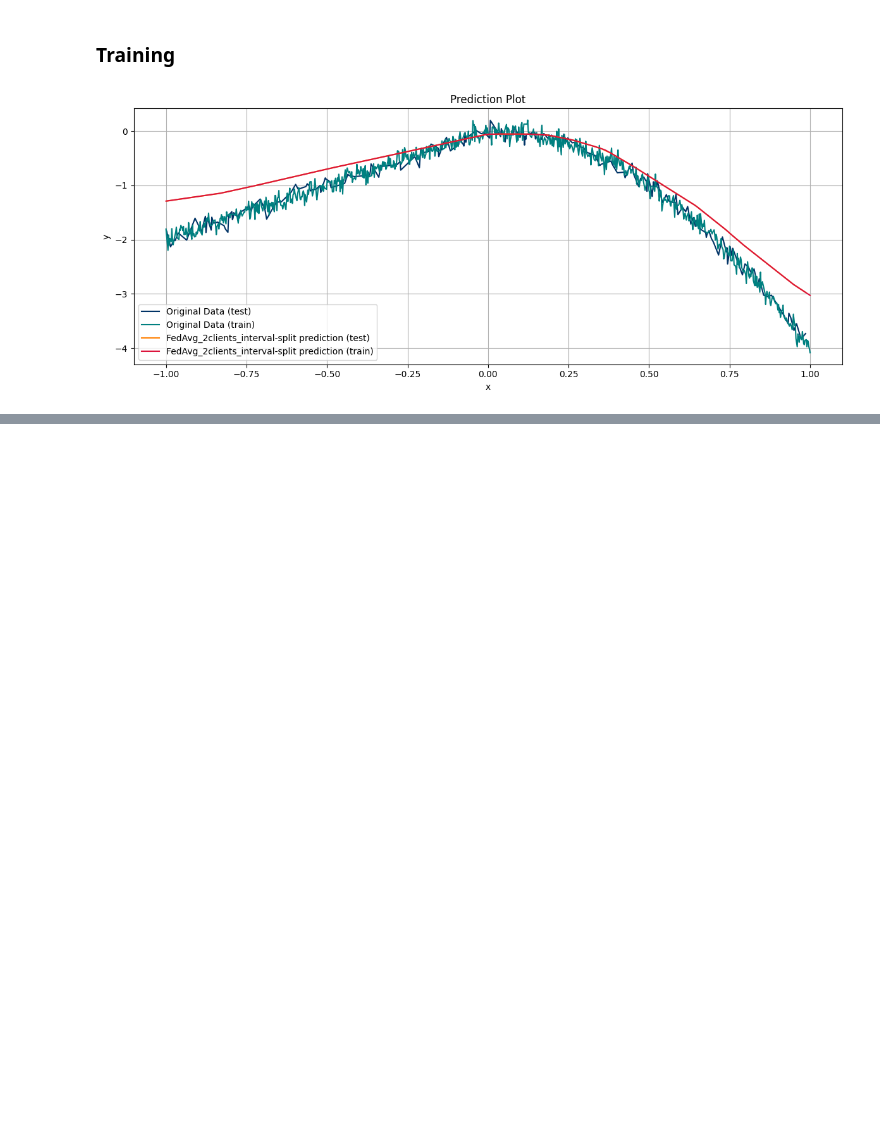
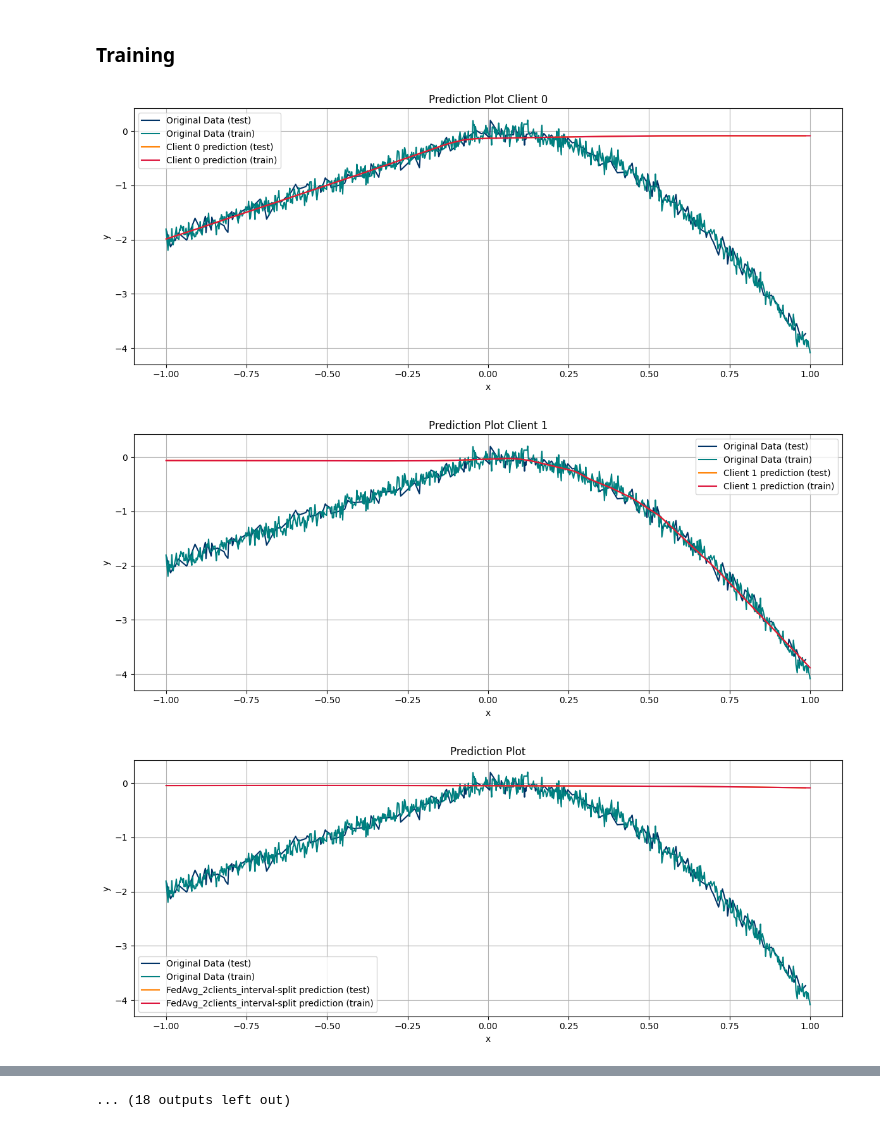
Before and after one commit to XfensorX/SmartAttentionBoosting, a Jupyter notebook: experiments/artificial_1D_linear/fed_avg.ipynb, the cells around one changed output, grey strips where cells are left out. Drawn from its saved outputs; the diff is of its cells as text; code cells hidden in the pictures; blank space fills up the shorter version.

```diff
--- a/experiments/artificial_1D_linear/fed_avg.ipynb
+++ b/experiments/artificial_1D_linear/fed_avg.ipynb
@@ -76,35 +78,38 @@ for cr in range(COMMUNICATION_ROUNDS):
                 losses.append(loss.item())
 
             writer.add_scalar(
                 f"loss/client{client_no}",
                 sum(losses) / len(losses),
                 cr * CLIENT_EPOCHS + ce,
             )
 
-    for client, client_no in zip(clients, CLIENT_IDs):
-        writer.add_scalar(f"test_loss/client{client_no}", evaluate(client), cr)
+    register_client_test_losses(
+        clients=clients, client_ids=CLIENT_IDs, writer=writer, communication_round=cr
+    )
+
 
     global_model = average_models(clients)
     writer.add_scalar("test_loss", evaluate(global_model), cr * CLIENT_EPOCHS)
 
     for client in clients:
         client.load_state_dict(global_model.state_dict())
 
-
-plot_predictions(global_model, model_name, writer)
+    plot_predictions(global_model, model_name, writer, epoch=cr)
 writer.add_hparams(
     {
         "client_epochs": CLIENT_EPOCHS,
         "num_clients": NUM_CLIENTS,
         "communication_rounds": COMMUNICATION_ROUNDS,
         "split_type": SPLIT_TYPE,
         "architecture": str(ARCHITECTURE)
     },
     {
         "MSE Test": evaluate(global_model),
     },
     run_name=".",
 )
 writer.close()
 # %% [output]
-[figure, old version]
+[figure, new version]
+[figure, added]
+[figure, added]
@@ -110,0 +125 @@ writer.close()
+... (18 outputs left out)
```
Also changed, not shown: parts of 2 cells of this notebook, 5 other files.
